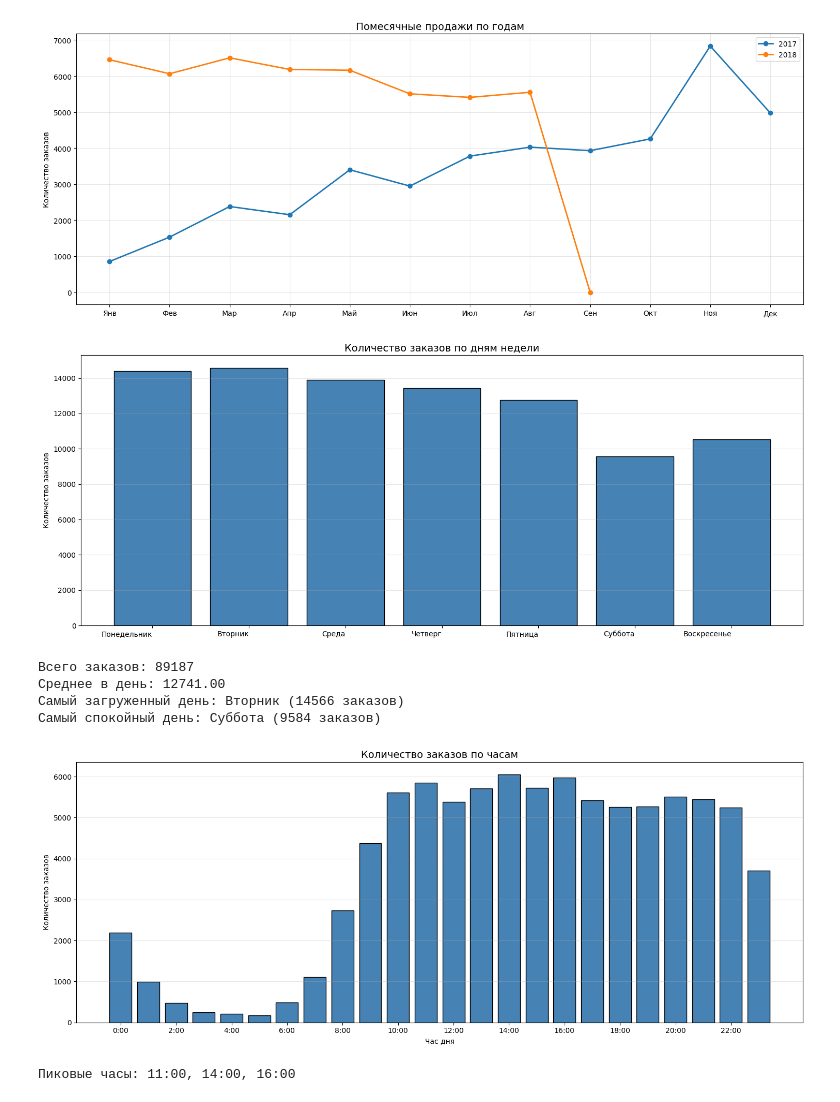
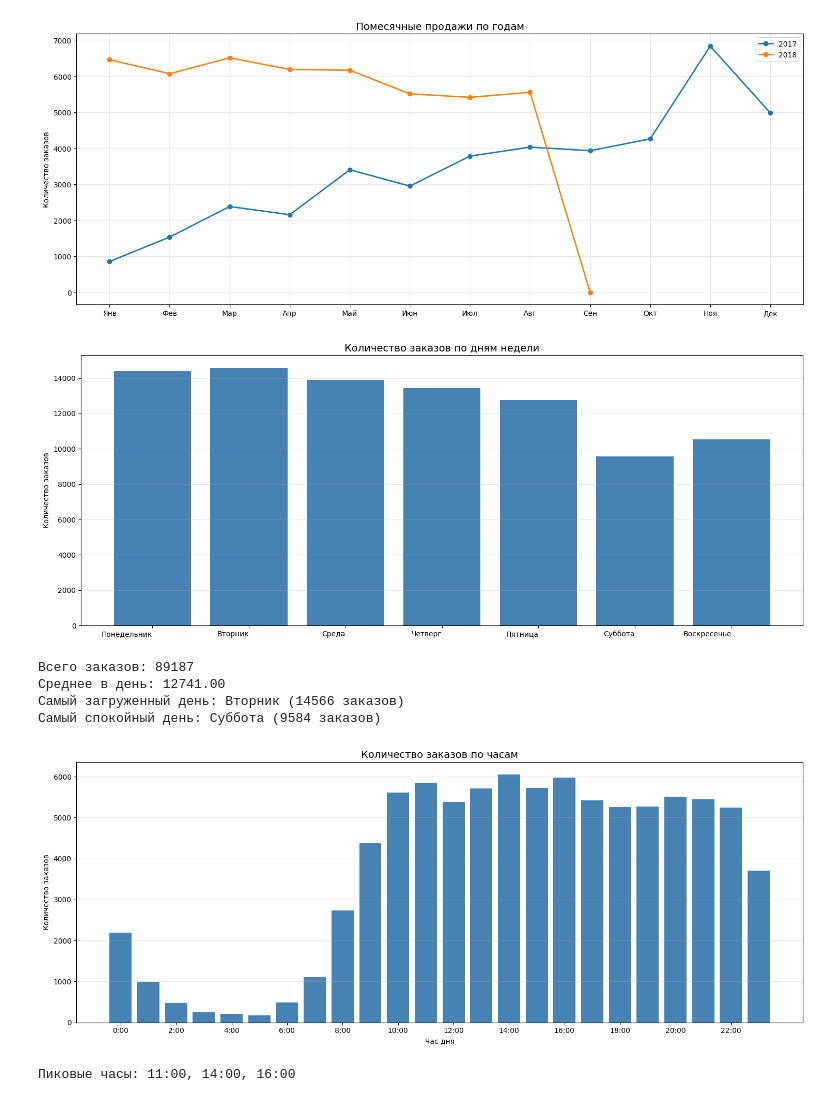
Before and after one commit to mkudim/Exploratory_data_analysis_EDA, a Jupyter notebook: Ecom_orders_supply/EDA/EDA_orders.ipynb, the cells around one changed output. Cells and saved outputs as stored; diff of their text form; code cells hidden in the pictures.

Commit message:
Update graphs in EDA_orders, add grapsh in EDA_customers

```diff
--- a/Ecom_orders_supply/EDA/EDA_orders.ipynb
+++ b/Ecom_orders_supply/EDA/EDA_orders.ipynb
@@ -591,7 +591,7 @@ day_of_week = day_of_week.reindex(en_order)
 ru_labels = [ru_days[day] for day in day_of_week.index]
 
 plt.figure(figsize=(15, 6))
-plt.bar(range(len(day_of_week)), day_of_week.values, color='steelblue', edgecolor='black')
+plt.bar(range(len(day_of_week)), day_of_week.values, color='steelblue')
 plt.title('Количество заказов по дням недели', fontsize=14)
 plt.ylabel('Количество заказов')
 plt.xticks(range(len(day_of_week)), ru_labels, rotation=0, ha='right')
@@ -599,7 +599,7 @@ plt.grid(axis='y', alpha=0.3)
 plt.tight_layout()
 plt.show()
 # %% [output]
-[figure, old version]
+[figure, new version]
 # %%
 print(f"Всего заказов: {day_of_week.sum()}")
 print(f"Среднее в день: {day_of_week.mean():.2f}")
@@ -613,18 +613,18 @@ print(f"Самый спокойный день: {ru_days[day_of_week.idxmin()]}
 # %%
 hourly = df_o_clean.groupby('hour').size()
 hourly = hourly.reindex(range(24), fill_value=0)
 
 plt.figure(figsize=(15, 6))
-plt.bar(hourly.index, hourly.values, color='steelblue', edgecolor='black', width=0.8)
+plt.bar(hourly.index, hourly.values, color='steelblue', width=0.8)
 plt.title('Количество заказов по часам', fontsize=14)
 plt.xlabel('Час дня')
 plt.ylabel('Количество заказов')
 plt.xticks(range(0, 24, 2), [f'{h}:00' for h in range(0, 24, 2)])
 plt.grid(axis='y', alpha=0.3)
 plt.tight_layout()
 plt.show()
 # %% [output]
-[figure, old version]
+[figure, new version]
 # %%
 top_hours = sorted(hourly.nlargest(3).index)
 print(f"Пиковые часы: {', '.join([f'{h}:00' for h in top_hours])}")
```
Also changed, not shown: parts of 4 cells of this notebook, 1 other file.
